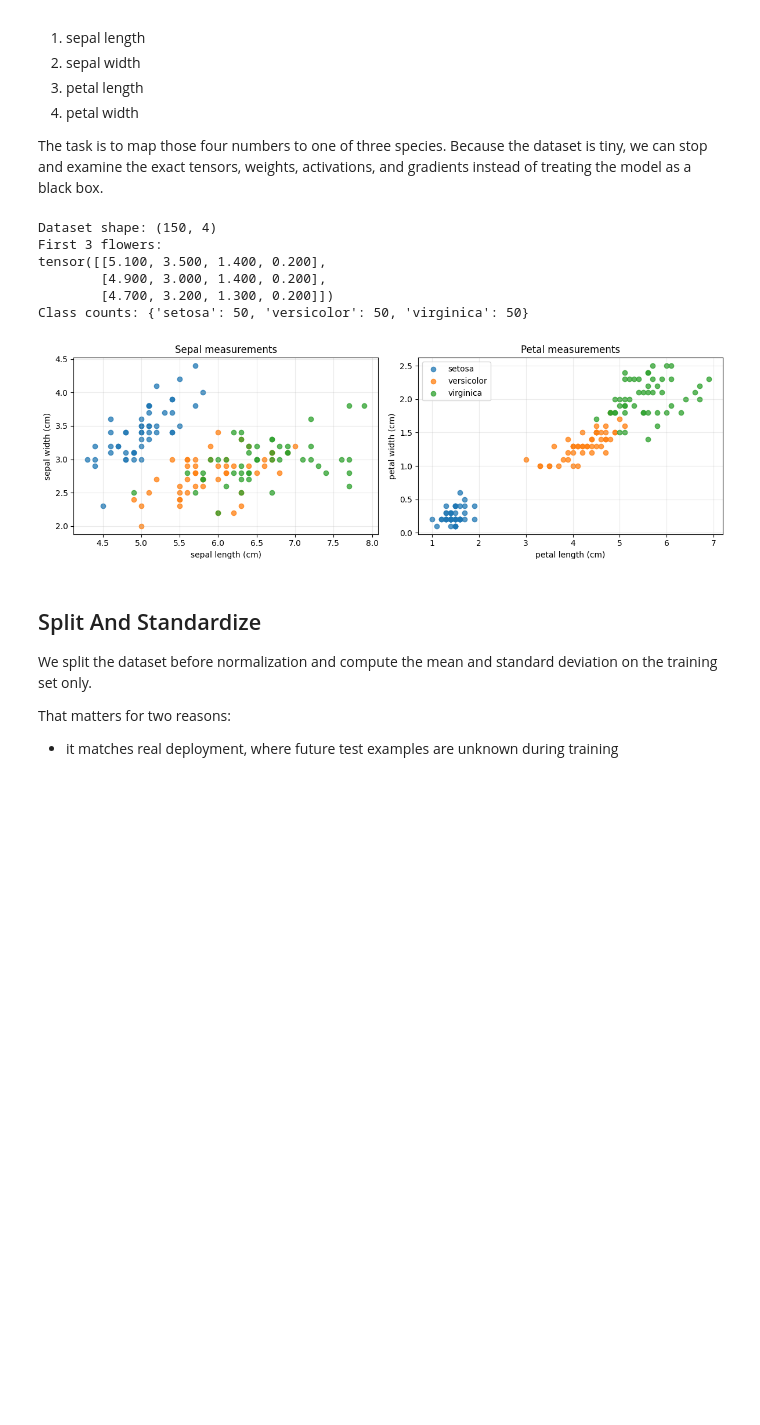
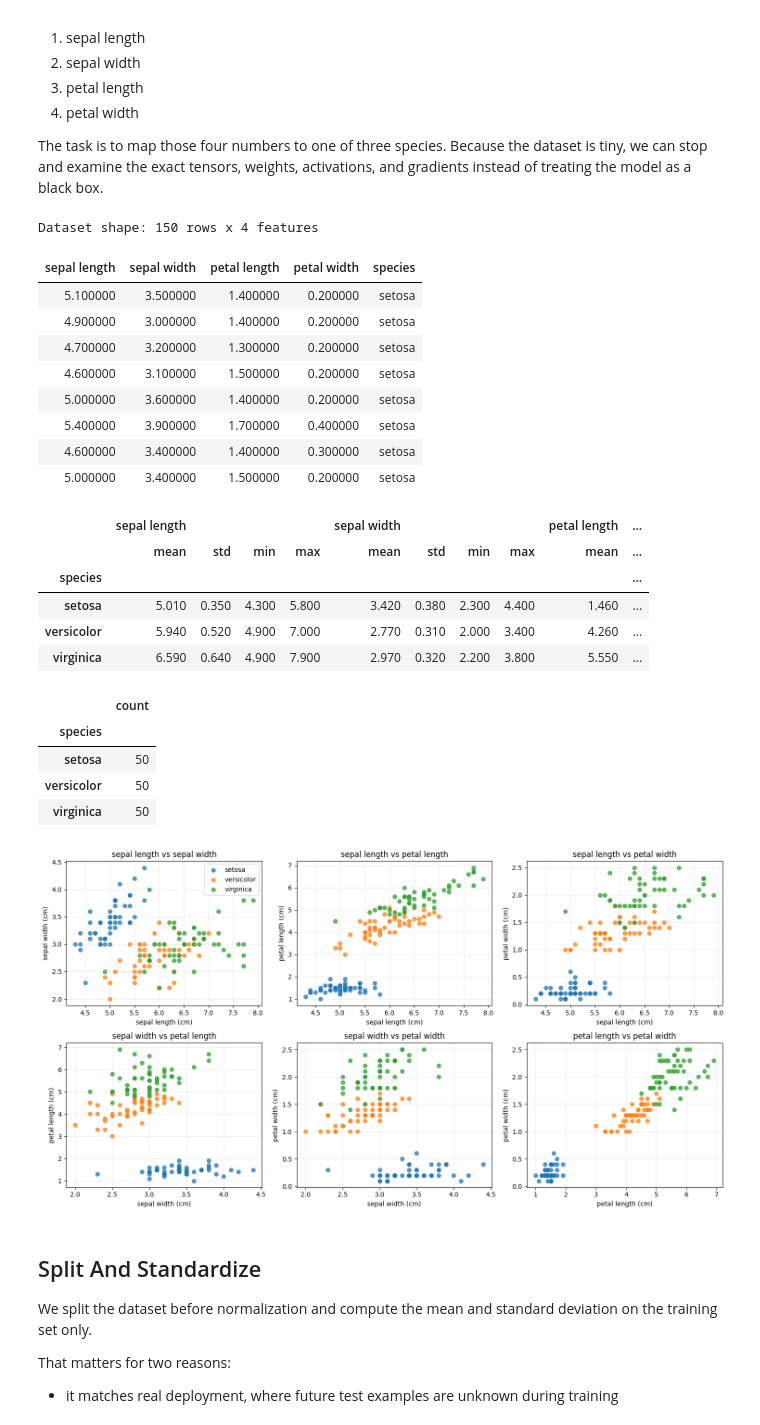
Before and after one commit to xangma/ml_tutorials, a Jupyter notebook: iris.ipynb, the cells around one changed output. Drawn from its saved outputs; the diff is of its cells as text; code cells hidden in the pictures; blank space fills up the shorter version.

```diff
--- a/iris.ipynb
+++ b/iris.ipynb
@@ -17,14 +17,17 @@ from io import StringIO
 from urllib.request import urlopen
 
 import matplotlib.pyplot as plt
+import pandas as pd
 import torch
 import torch.nn as nn
 import torch.nn.functional as F
+from IPython.display import display
 from matplotlib.colors import ListedColormap
 from torch.utils.data import DataLoader, TensorDataset
 
 torch.manual_seed(42)
 torch.set_printoptions(precision=3, sci_mode=False)
+pd.options.display.float_format = lambda value: f"{value:.3f}"
 # %% [markdown]
 ## Why Iris?
 
@@ -51,52 +54,86 @@ class_to_index = {f"Iris-{name}": index for index, name in enumerate(class_names
 class_colors = ["tab:blue", "tab:orange", "tab:green"]
 
 with urlopen(iris_url) as response:
     raw_csv = response.read().decode("utf-8").strip()
 
 rows = [row for row in csv.reader(StringIO(raw_csv)) if row]
 raw_features = torch.tensor(
     [[float(value) for value in row[:4]] for row in rows], dtype=torch.float32
 )
 labels = torch.tensor([class_to_index[row[4]] for row in rows], dtype=torch.long)
 
-print("Dataset shape:", tuple(raw_features.shape))
-print("First 3 flowers:")
-print(raw_features[:3])
-print(
-    "Class counts:",
-    {class_names[i]: int(count) for i, count in enumerate(torch.bincount(labels))},
+iris_df = pd.DataFrame(raw_features.numpy(), columns=feature_names)
+iris_df["species"] = pd.Categorical(
+    [class_names[label.item()] for label in labels],
+    categories=class_names,
+    ordered=True,
 )
 
-fig, axes = plt.subplots(1, 2, figsize=(12, 4))
-feature_pairs = [(0, 1), (2, 3)]
-titles = ["Sepal measurements", "Petal measurements"]
+print(f"Dataset shape: {iris_df.shape[0]} rows x {len(feature_names)} features")
+display(iris_df.head(8).style.hide(axis="index"))
+display(
+    iris_df.groupby("species",observed=True)[feature_names]
+    .agg(["mean", "std", "min", "max"])
+    .round(2)
+)
+display(
+    iris_df["species"].value_counts().rename_axis("species").to_frame("count")
+)
 
-for ax, (x_idx, y_idx), title in zip(axes, feature_pairs, titles):
+feature_pairs = [
+    (x_idx, y_idx)
+    for x_idx in range(len(feature_names))
+    for y_idx in range(x_idx + 1, len(feature_names))
+]
+num_cols = 3
+num_rows = (len(feature_pairs) + num_cols - 1) // num_cols
+fig, axes = plt.subplots(num_rows, num_cols, figsize=(15, 4 * num_rows))
+axes = axes.flatten()
+
+for ax, (x_idx, y_idx) in zip(axes, feature_pairs):
     for class_idx, class_name in enumerate(class_names):
         mask = labels == class_idx
         ax.scatter(
             raw_features[mask, x_idx],
             raw_features[mask, y_idx],
             label=class_name,
             alpha=0.75,
             color=class_colors[class_idx],
         )
     ax.set_xlabel(f"{feature_names[x_idx]} (cm)")
     ax.set_ylabel(f"{feature_names[y_idx]} (cm)")
-    ax.set_title(title)
+    ax.set_title(f"{feature_names[x_idx]} vs {feature_names[y_idx]}")
     ax.grid(alpha=0.25)
 
-axes[1].legend()
+for ax in axes[len(feature_pairs):]:
+    ax.set_visible(False)
+
+axes[0].legend()
 plt.tight_layout()
 plt.show()
 # %% [output]
-Dataset shape: (150, 4)
-First 3 flowers:
-tensor([[5.100, 3.500, 1.400, 0.200],
-        [4.900, 3.000, 1.400, 0.200],
-        [4.700, 3.200, 1.300, 0.200]])
-Class counts: {'setosa': 50, 'versicolor': 50, 'virginica': 50}
+Dataset shape: 150 rows x 4 features
+| sepal length | sepal width | petal length | petal width | species |
+| 5.100000 | 3.500000 | 1.400000 | 0.200000 | setosa |
+| 4.900000 | 3.000000 | 1.400000 | 0.200000 | setosa |
+| 4.700000 | 3.200000 | 1.300000 | 0.200000 | setosa |
+| 4.600000 | 3.100000 | 1.500000 | 0.200000 | setosa |
+| 5.000000 | 3.600000 | 1.400000 | 0.200000 | setosa |
+| 5.400000 | 3.900000 | 1.700000 | 0.400000 | setosa |
+| 4.600000 | 3.400000 | 1.400000 | 0.300000 | setosa |
+| 5.000000 | 3.400000 | 1.500000 | 0.200000 | setosa |
+|  | sepal length |  |  |  | sepal width |  |  |  | petal length | ... |
+|  | mean | std | min | max | mean | std | min | max | mean | ... |
+| species |  |  |  |  |  |  |  |  |  | ... |
+| setosa | 5.010 | 0.350 | 4.300 | 5.800 | 3.420 | 0.380 | 2.300 | 4.400 | 1.460 | ... |
+| versicolor | 5.940 | 0.520 | 4.900 | 7.000 | 2.770 | 0.310 | 2.000 | 3.400 | 4.260 | ... |
+| virginica | 6.590 | 0.640 | 4.900 | 7.900 | 2.970 | 0.320 | 2.200 | 3.800 | 5.550 | ... |
+|  | count |
+| species |  |
+| setosa | 50 |
+| versicolor | 50 |
+| virginica | 50 |
-[figure, old version]
+[figure, new version]
 # %% [markdown]
 ## Split And Standardize
 
```
Also changed, not shown: parts of 2 cells of this notebook, 2 other files.
